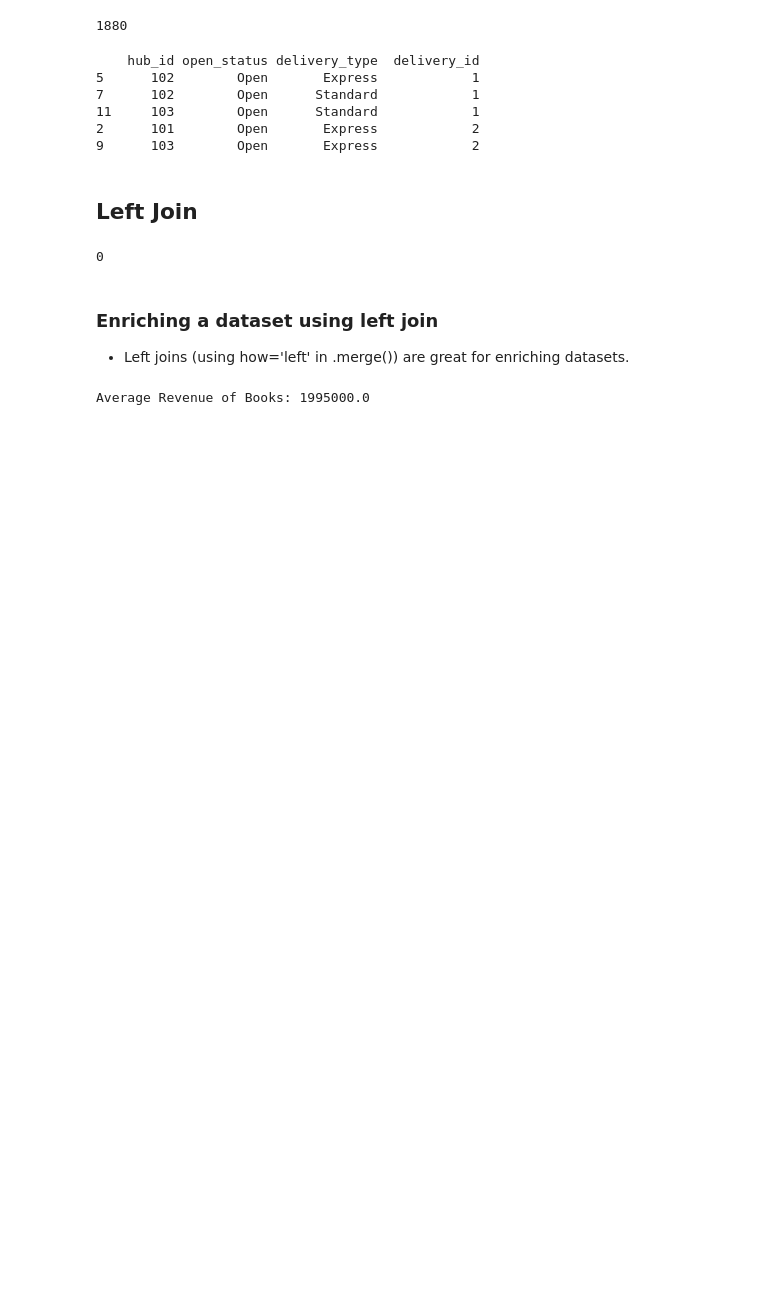
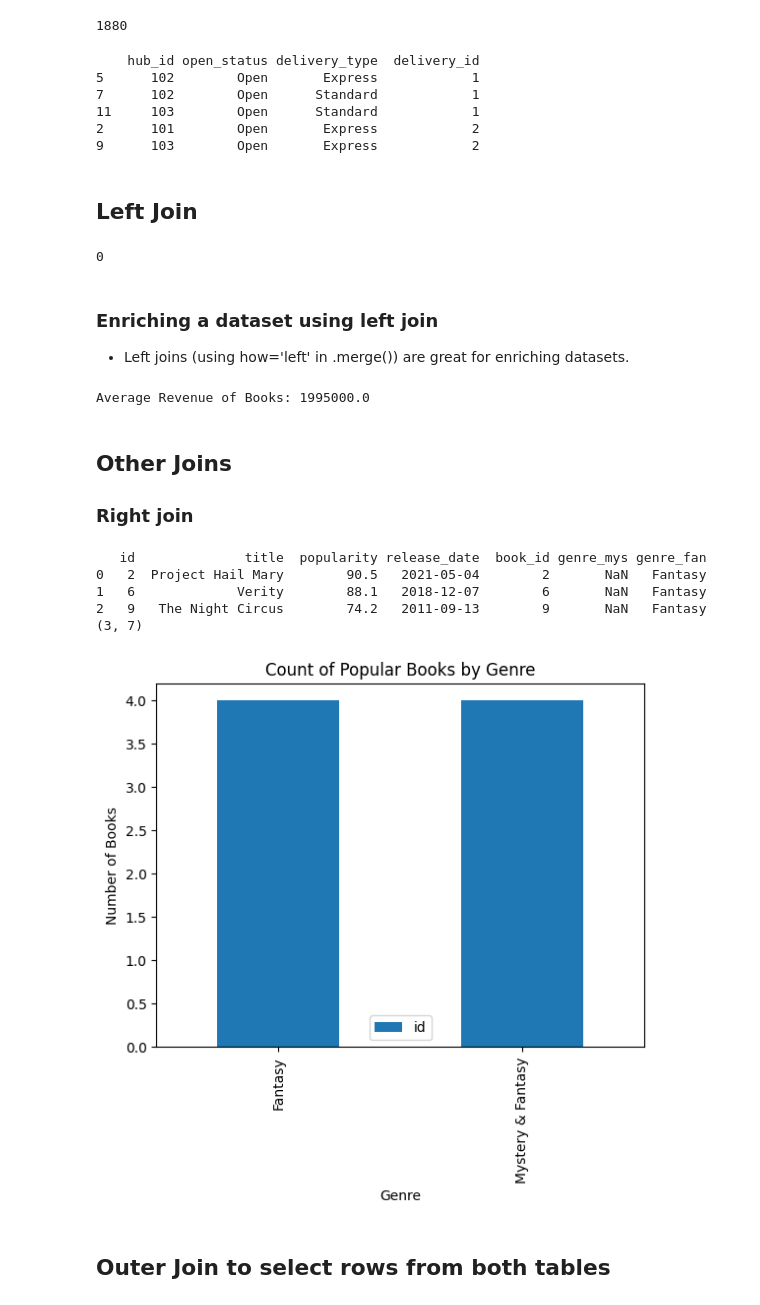
Before and after one commit to kar137/datascience-python, a Jupyter notebook: notebooks/4. Joining-data-with-Pandas/DataMergingbasics.ipynb, the cells around one changed output. Drawn from its saved outputs; the diff is of its cells as text; code cells hidden in the pictures; blank space fills up the shorter version.

Commit message:
Add: Implement right and outer join

```diff
--- a/notebooks/4. Joining-data-with-Pandas/DataMergingbasics.ipynb
+++ b/notebooks/4. Joining-data-with-Pandas/DataMergingbasics.ipynb
@@ -150,3 +150,66 @@ average_revenue = books_merged['revenue'].mean()
 print(f"Average Revenue of Books: {average_revenue}")
 # %% [output]
 Average Revenue of Books: 1995000.0
+# %% [markdown]
+## Other Joins
+### Right join
+# %%
+mystery_books = pd.read_csv(r"C:\Users\Dell\OneDrive\Desktop\KaranCodes\Datacampcourses\Associate-Data-Scientist-Python-Track\resources\joiningdatawithpandas\mystery_books .csv")
+fantasy_books = pd.read_csv(r"C:\Users\Dell\OneDrive\Desktop\KaranCodes\Datacampcourses\Associate-Data-Scientist-Python-Track\resources\joiningdatawithpandas\fantasy_books .csv")
+
+# Merge mystery_books to fantasy_books with a right join
+mystery_fantasy = mystery_books.merge(fantasy_books, on='book_id', how='right',
+                                      suffixes=('_mys', '_fan'))
+
+# Select only the rows where genre_mys is null (i.e., fantasy only)
+fantasy_only = mystery_fantasy[mystery_fantasy['genre_mys'].isnull()]
+
+# Merge books_info and fantasy_only with an inner join
+books_and_fantasy_only = books_info.merge(fantasy_only, left_on='id', right_on='book_id')
+
+# Print the first few rows and the shape of books_and_fantasy_only
+print(books_and_fantasy_only.head())
+print(books_and_fantasy_only.shape)
+# %% [output]
+   id              title  popularity release_date  book_id genre_mys genre_fan
+0   2  Project Hail Mary        90.5   2021-05-04        2       NaN   Fantasy
+1   6             Verity        88.1   2018-12-07        6       NaN   Fantasy
+2   9   The Night Circus        74.2   2011-09-13        9       NaN   Fantasy
+(3, 7)
+# %%
+import matplotlib.pyplot as plt
+
+popular_books = pd.read_csv(r'C:\Users\Dell\OneDrive\Desktop\KaranCodes\Datacampcourses\Associate-Data-Scientist-Python-Track\resources\joiningdatawithpandas\popular_books .csv')
+
+# Merge mystery_books and fantasy_books together first (optional)
+book_to_genres = mystery_books.merge(fantasy_books, how='outer', on='book_id')
+
+# Create a "genre" column
+def assign_genre(row):
+    if pd.notna(row['genre_mys']) and pd.notna(row['genre_fan']):
+        return 'Mystery & Fantasy'
+    elif pd.notna(row['genre_mys']):
+        return 'Mystery'
+    elif pd.notna(row['genre_fan']):
+        return 'Fantasy'
+    else:
+        return None
+
+book_to_genres['genre'] = book_to_genres.apply(assign_genre, axis=1)
+
+# Use right join to merge book_to_genres with popular_books
+genres_books = book_to_genres.merge(popular_books, how='right', left_on='book_id', right_on='id')
+
+# Count the number of books in each genre
+genre_count = genres_books.groupby('genre').agg({'id':'count'})
+
+# Plot a bar chart of the genre_count
+genre_count.plot(kind='bar')
+plt.title('Count of Popular Books by Genre')
+plt.xlabel('Genre')
+plt.ylabel('Number of Books')
+plt.show()
+# %% [output]
+[figure, added]
+# %% [markdown]
+## Outer Join to select rows from both tables
```
Also changed, not shown: parts of 1 cell of this notebook, 3 other files.
